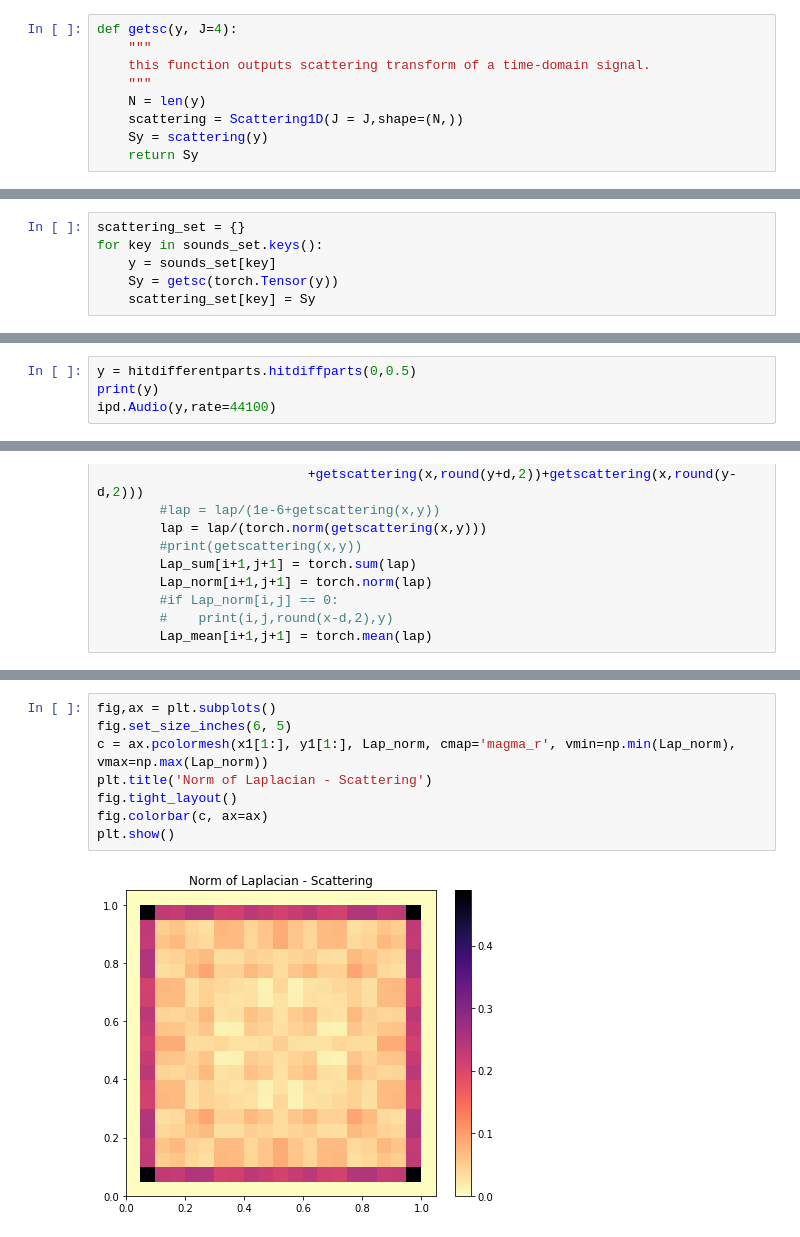
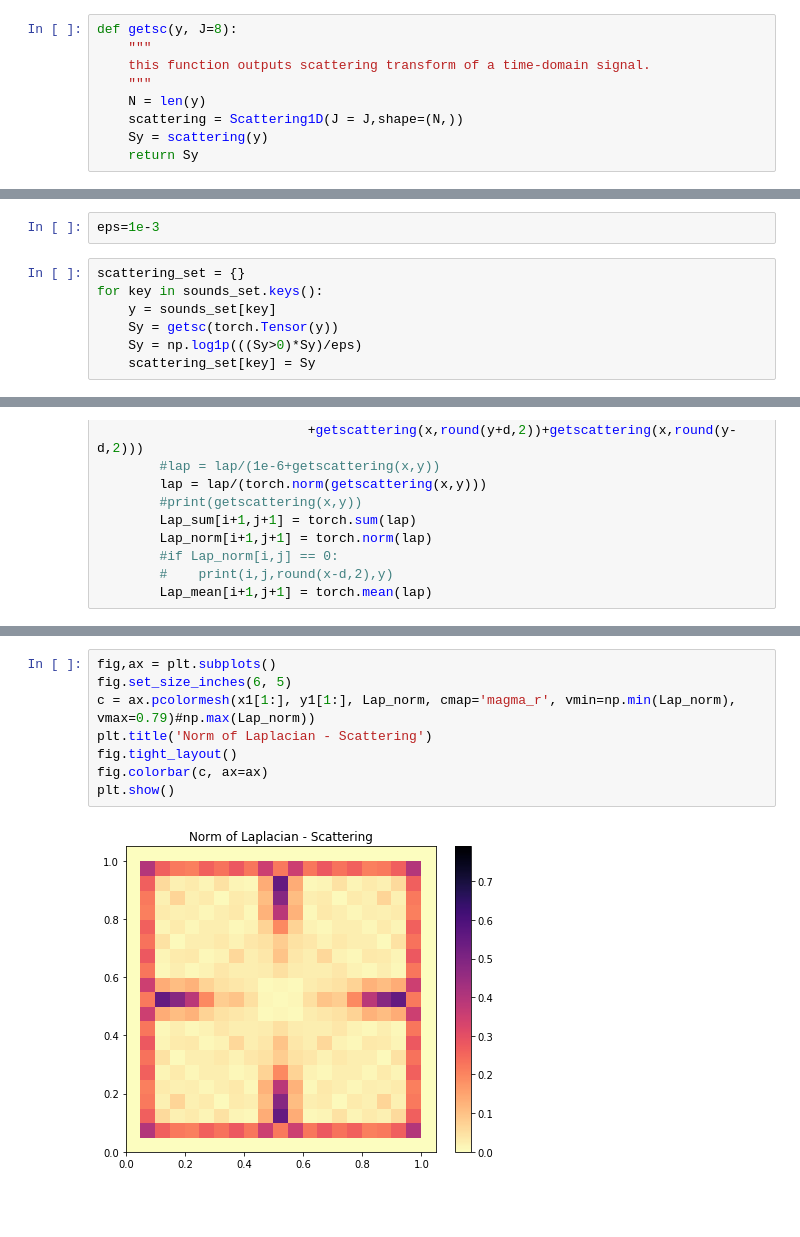
Before and after one commit to lylyhan/wave2shape, a Jupyter notebook: notebooks/Heatmap - Scattering transform.ipynb, the cells around one changed output, grey strips where cells are left out. Drawn from its saved outputs; the diff is of its cells as text; blank space fills up the shorter version.

```diff
--- a/notebooks/Heatmap - Scattering transform.ipynb
+++ b/notebooks/Heatmap - Scattering transform.ipynb
@@ -131,7 +133,7 @@ dict_keys([(1.0, 1.0), (1.0, 0.05), (1.0, 0.9), (1.0, 0.85), (1.0, 0.8), (1.0, 0
 # %% [markdown]
 make scattering sets
 # %%
-def getsc(y, J=4):
+def getsc(y, J=8):
     """
     this function outputs scattering transform of a time-domain signal.
     """
@@ -142,8 +162,11 @@ def getsc(y, J=4):
+# %%
+eps=1e-3
 # %%
 scattering_set = {}
 for key in sounds_set.keys():
     y = sounds_set[key]
     Sy = getsc(torch.Tensor(y))
+    Sy = np.log1p(((Sy>0)*Sy)/eps)
     scattering_set[key] = Sy
 # %%
 nully = np.zeros(len(y))
@@ -182,4 +175,0 @@ print(k)
-# %%
-y = hitdifferentparts.hitdiffparts(0,0.5)
-print(y)
-ipd.Audio(y,rate=44100)
@@ -239,13 +213,13 @@ for i,x in enumerate(x1[2:-2]):
 # %%
 fig,ax = plt.subplots()
 fig.set_size_inches(6, 5)
-c = ax.pcolormesh(x1[1:], y1[1:], Lap_norm, cmap='magma_r', vmin=np.min(Lap_norm), vmax=np.max(Lap_norm))
+c = ax.pcolormesh(x1[1:], y1[1:], Lap_norm, cmap='magma_r', vmin=np.min(Lap_norm), vmax=0.79)#np.max(Lap_norm))
 plt.title('Norm of Laplacian - Scattering')
 fig.tight_layout()
 fig.colorbar(c, ax=ax)
 plt.show()
 # %% [output]
-[figure, old version]
+[figure, new version]
 # %%
 np.max(Lap_norm)
 # %% [output]
```
Also changed, not shown: parts of 14 cells of this notebook, 12 other files.
